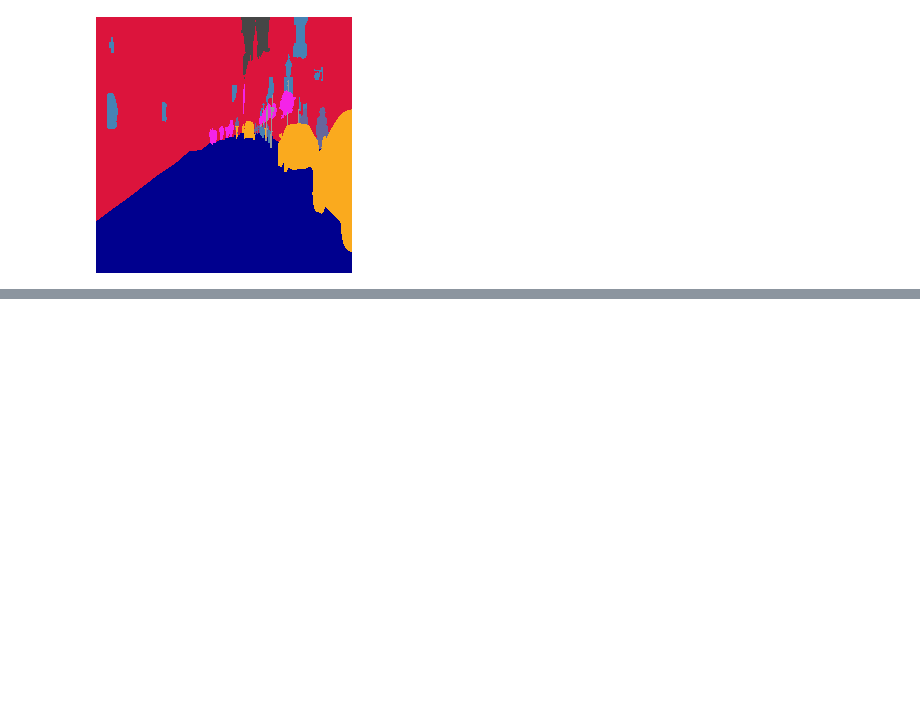
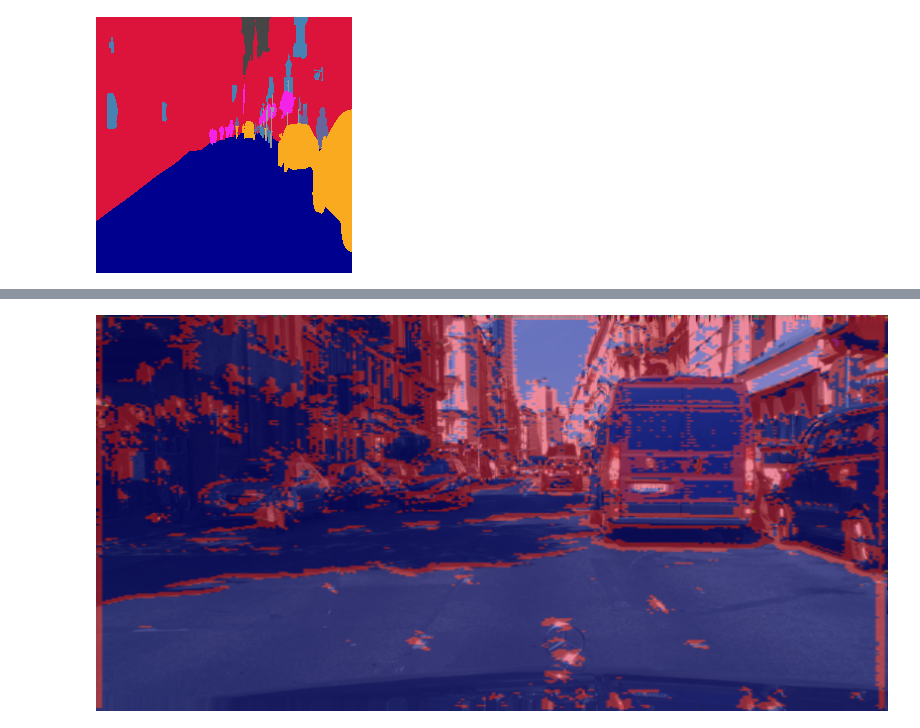
Before and after one commit to HaDock404/VisionTransport, a Jupyter notebook: train/Example/U-net/2.1.training_unet.ipynb, the cells around one changed output, grey strips where cells are left out. Drawn from its saved outputs; the diff is of its cells as text; code cells hidden in the pictures; blank space fills up the shorter version.

```diff
--- a/train/Example/U-net/2.1.training_unet.ipynb
+++ b/train/Example/U-net/2.1.training_unet.ipynb
@@ -415,4 +470,7 @@ def iou(y_true, y_pred, smooth=1e-6):  #fonctionne
 # %%
+tf.keras.utils.get_custom_objects()['dice_coef'] = dice_coef
+tf.keras.utils.get_custom_objects()['iou'] = iou
+
 model = unet_model(input_shape, num_classes)
 
 model.compile(optimizer=Adam(),
@@ -425,7 +483,7 @@ model_checkpoint = ModelCheckpoint('./models/model_X.keras', monitor='val_loss',
 history = model.fit(X_train, y_train,
                     validation_data=(X_val, y_val),
                     batch_size=32,
-                    epochs=13,
+                    epochs=2,
                     callbacks=[early_stopping, model_checkpoint],
                     verbose=1)
 # %% [output]
@@ -436,0 +522,38 @@ Values of y_pred_f: [1 1 1 ... 1 1 1]
+# %%
+mask1 = predicted_mask[0].copy()
+segmentation_map = np.argmax(mask1, axis=-1)
+tableau_transforme = np.expand_dims(segmentation_map, axis=-1)
+first_mask_array = np.uint8(tableau_transforme)
+transformed_array = np.repeat(first_mask_array, 3, axis=2)
+for x in range(transformed_array.shape[0]):
+    for y in range(transformed_array.shape[1]):
+        if (transformed_array[x, y] == [0, 0, 0]).all():
+            transformed_array[x, y] = [250, 170, 30]
+        elif (transformed_array[x, y] == [1, 1, 1]).all():
+            transformed_array[x, y] = [0, 0, 142]
+        elif (transformed_array[x, y] == [2, 2, 2]).all():
+            transformed_array[x, y] = [102, 102, 156]
+        elif (transformed_array[x, y] == [3, 3, 3]).all():
+            transformed_array[x, y] = [220, 20, 60]
+        elif (transformed_array[x, y] == [4, 4, 4]).all():
+            transformed_array[x, y] = [153, 153, 153]
+        elif (transformed_array[x, y] == [5, 5, 5]).all():
+            transformed_array[x, y] = [244, 35, 232]
+        elif (transformed_array[x, y] == [6, 6, 6]).all():
+            transformed_array[x, y] = [70, 70, 70]
+        elif (transformed_array[x, y] == [7, 7, 7]).all():
+            transformed_array[x, y] = [70, 130, 180]
+# %%
+pil_mask = Image.fromarray(transformed_array)
+pil_mask = pil_mask.resize((2048, 1024))
+# %%
+pil_mask = pil_mask.convert("RGBA")
+transparency = 128
+mask_data = [(r, g, b, transparency) for r, g, b, _ in pil_mask.getdata()]
+pil_mask.putdata(mask_data)
+# %%
+test1 = Image.open(image_path)
+test1.paste(pil_mask, (0, 0), pil_mask)
+test1
+# %% [output]
+[figure, added]
```
Also changed, not shown: parts of 15 cells of this notebook, 2 other files.
